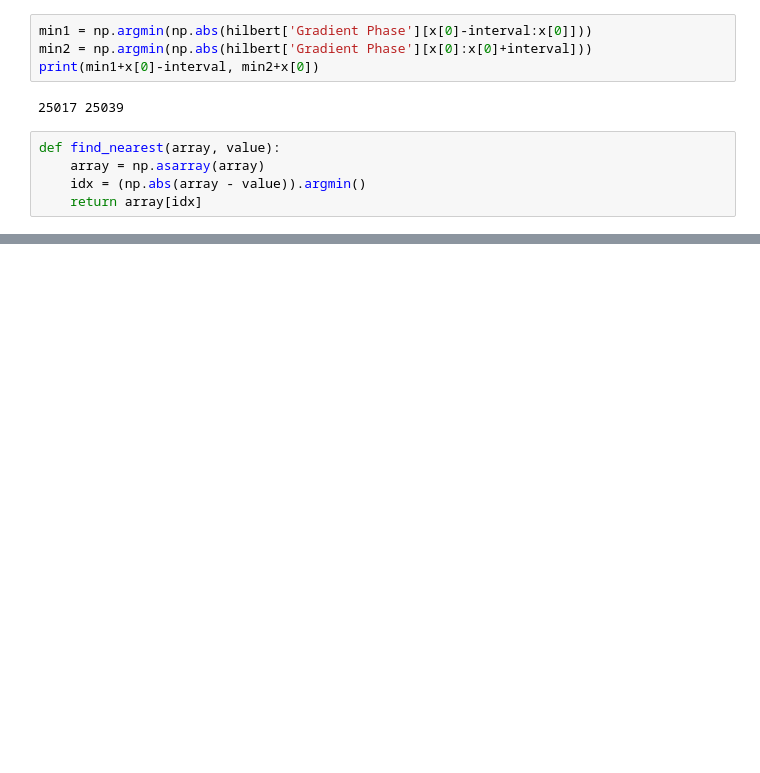
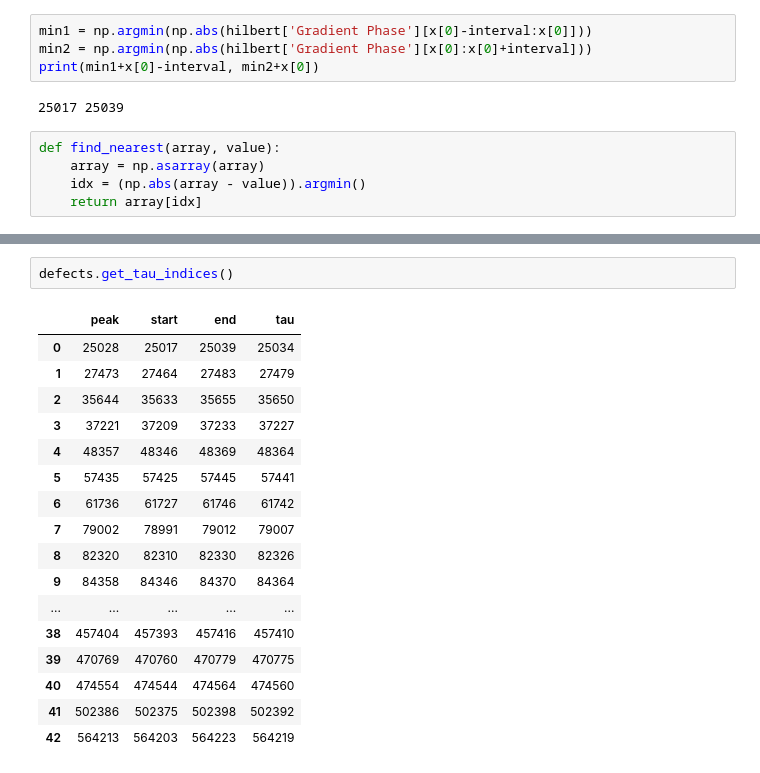
Before and after one commit to consuelorojas/Tesis, a Jupyter notebook: Notebooks/test_caract.ipynb, the cells around one changed output, grey strips where cells are left out. Drawn from its saved outputs; the diff is of its cells as text; blank space fills up the shorter version.

```diff
--- a/Notebooks/test_caract.ipynb
+++ b/Notebooks/test_caract.ipynb
@@ -218,3 +246,23 @@ indices
  474560,
  502392,
  564219]
+# %%
+defects.get_tau_indices()
+# %% [output]
+|  | peak | start | end | tau |
+| 0 | 25028 | 25017 | 25039 | 25034 |
+| 1 | 27473 | 27464 | 27483 | 27479 |
+| 2 | 35644 | 35633 | 35655 | 35650 |
+| 3 | 37221 | 37209 | 37233 | 37227 |
+| 4 | 48357 | 48346 | 48369 | 48364 |
+| 5 | 57435 | 57425 | 57445 | 57441 |
+| 6 | 61736 | 61727 | 61746 | 61742 |
+| 7 | 79002 | 78991 | 79012 | 79007 |
+| 8 | 82320 | 82310 | 82330 | 82326 |
+| 9 | 84358 | 84346 | 84370 | 84364 |
+| ... | ... | ... | ... | ... |
+| 38 | 457404 | 457393 | 457416 | 457410 |
+| 39 | 470769 | 470760 | 470779 | 470775 |
+| 40 | 474554 | 474544 | 474564 | 474560 |
+| 41 | 502386 | 502375 | 502398 | 502392 |
+| 42 | 564213 | 564203 | 564223 | 564219 |
```
Also changed, not shown: parts of 9 cells of this notebook, 3 other files.
